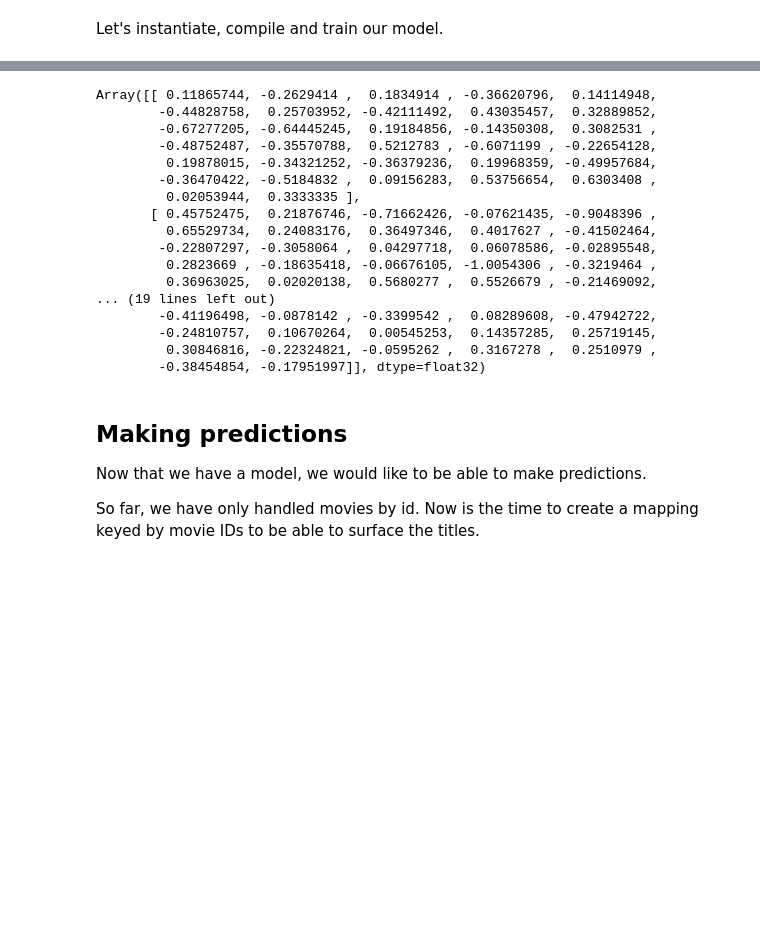
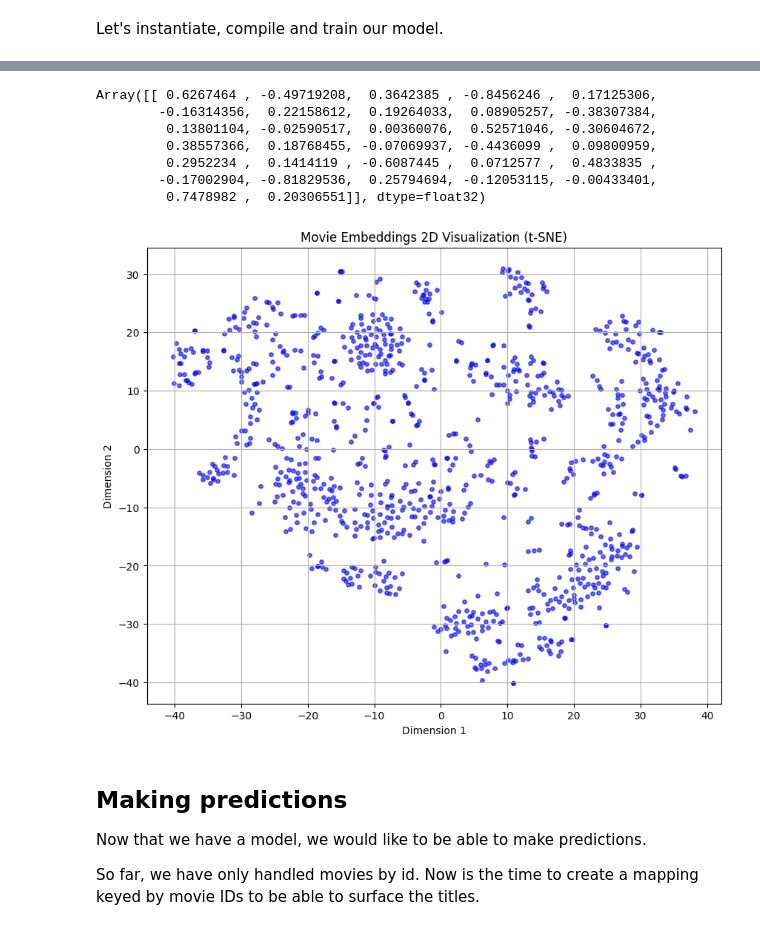
Before and after one commit to jk1333/handson, a Jupyter notebook: dist/sequential_retrieval.ipynb, the cells around one changed output, grey strips where cells are left out. Cells and saved outputs as stored; diff of their text form; code cells hidden in the pictures; blank space fills up the shorter version.

```diff
--- a/dist/sequential_retrieval.ipynb
+++ b/dist/sequential_retrieval.ipynb
@@ -508,5 +510,5 @@ Epoch 5/5
 # %%
-movies_count = 5
+movies_count = 1000
 
 # 1. 1번부터 movies_count까지의 모든 영화 ID 텐서 생성
 # (0번은 보통 패딩용이므로 제외하거나 필요에 따라 포함)
@@ -514,25 +516,35 @@ all_movie_ids = tf.range(1, movies_count + 1)
 
 # 2. 방금 만든 메서드를 이용해 전체 영화 임베딩 한 번에 추출
 all_movie_embeddings = model.get_movie_embedding(all_movie_ids)
-all_movie_embeddings
+all_movie_embeddings[:1]
 # %% [output]
-Array([[ 0.11865744, -0.2629414 ,  0.1834914 , -0.36620796,  0.14114948,
-        -0.44828758,  0.25703952, -0.42111492,  0.43035457,  0.32889852,
-        -0.67277205, -0.64445245,  0.19184856, -0.14350308,  0.3082531 ,
-        -0.48752487, -0.35570788,  0.5212783 , -0.6071199 , -0.22654128,
-         0.19878015, -0.34321252, -0.36379236,  0.19968359, -0.49957684,
-        -0.36470422, -0.5184832 ,  0.09156283,  0.53756654,  0.6303408 ,
-         0.02053944,  0.3333335 ],
-       [ 0.45752475,  0.21876746, -0.71662426, -0.07621435, -0.9048396 ,
-         0.65529734,  0.24083176,  0.36497346,  0.4017627 , -0.41502464,
-        -0.22807297, -0.3058064 ,  0.04297718,  0.06078586, -0.02895548,
-         0.2823669 , -0.18635418, -0.06676105, -1.0054306 , -0.3219464 ,
-         0.36963025,  0.02020138,  0.5680277 ,  0.5526679 , -0.21469092,
-... (19 lines left out)
-        -0.41196498, -0.0878142 , -0.3399542 ,  0.08289608, -0.47942722,
-        -0.24810757,  0.10670264,  0.00545253,  0.14357285,  0.25719145,
-         0.30846816, -0.22324821, -0.0595262 ,  0.3167278 ,  0.2510979 ,
-        -0.38454854, -0.17951997]], dtype=float32)
+Array([[ 0.6267464 , -0.49719208,  0.3642385 , -0.8456246 ,  0.17125306,
+        -0.16314356,  0.22158612,  0.19264033,  0.08905257, -0.38307384,
+         0.13801104, -0.02590517,  0.00360076,  0.52571046, -0.30604672,
+         0.38557366,  0.18768455, -0.07069937, -0.4436099 ,  0.09800959,
+         0.2952234 ,  0.1414119 , -0.6087445 ,  0.0712577 ,  0.4833835 ,
+        -0.17002904, -0.81829536,  0.25794694, -0.12053115, -0.00433401,
+         0.7478982 ,  0.20306551]], dtype=float32)
+# %%
+import numpy as np
+import matplotlib.pyplot as plt
+from sklearn.manifold import TSNE
+# 1. t-SNE 모델 초기화 및 2차원으로 학습/변환 (시간이 조금 걸릴 수 있습니다)
+# perplexity: 보통 5 ~ 50 사이의 값을 주며, 군집의 촘촘함을 결정합니다.
+tsne = TSNE(n_components=2, perplexity=30, random_state=42)
+embeddings_2d = tsne.fit_transform(all_movie_embeddings)
+# 2. Matplotlib을 이용한 2D 산점도(Scatter Plot) 시각화
+plt.figure(figsize=(10, 8))
+# x축엔 0번째 열, y축엔 1번째 열의 데이터를 넣고 점(산점도)을 찍습니다.
+plt.scatter(embeddings_2d[:, 0], embeddings_2d[:, 1], alpha=0.6, s=15, c='blue')
+
+plt.title("Movie Embeddings 2D Visualization (t-SNE)")
+plt.xlabel("Dimension 1")
+plt.ylabel("Dimension 2")
+plt.grid(True)
+plt.show()
+# %% [output]
+[figure, added]
 # %% [markdown]
 ## Making predictions
 
```
Also changed, not shown: parts of 10 cells of this notebook.
